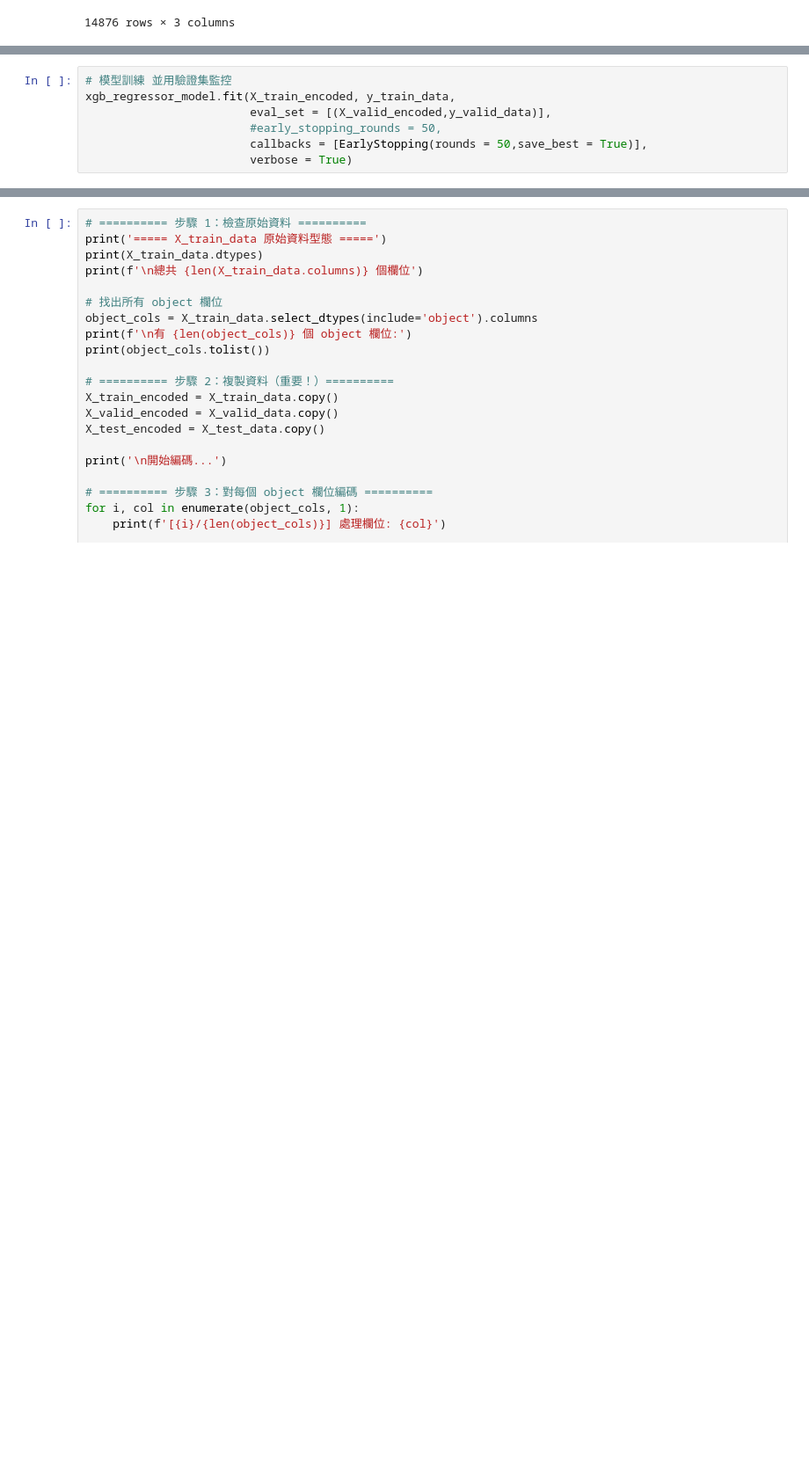
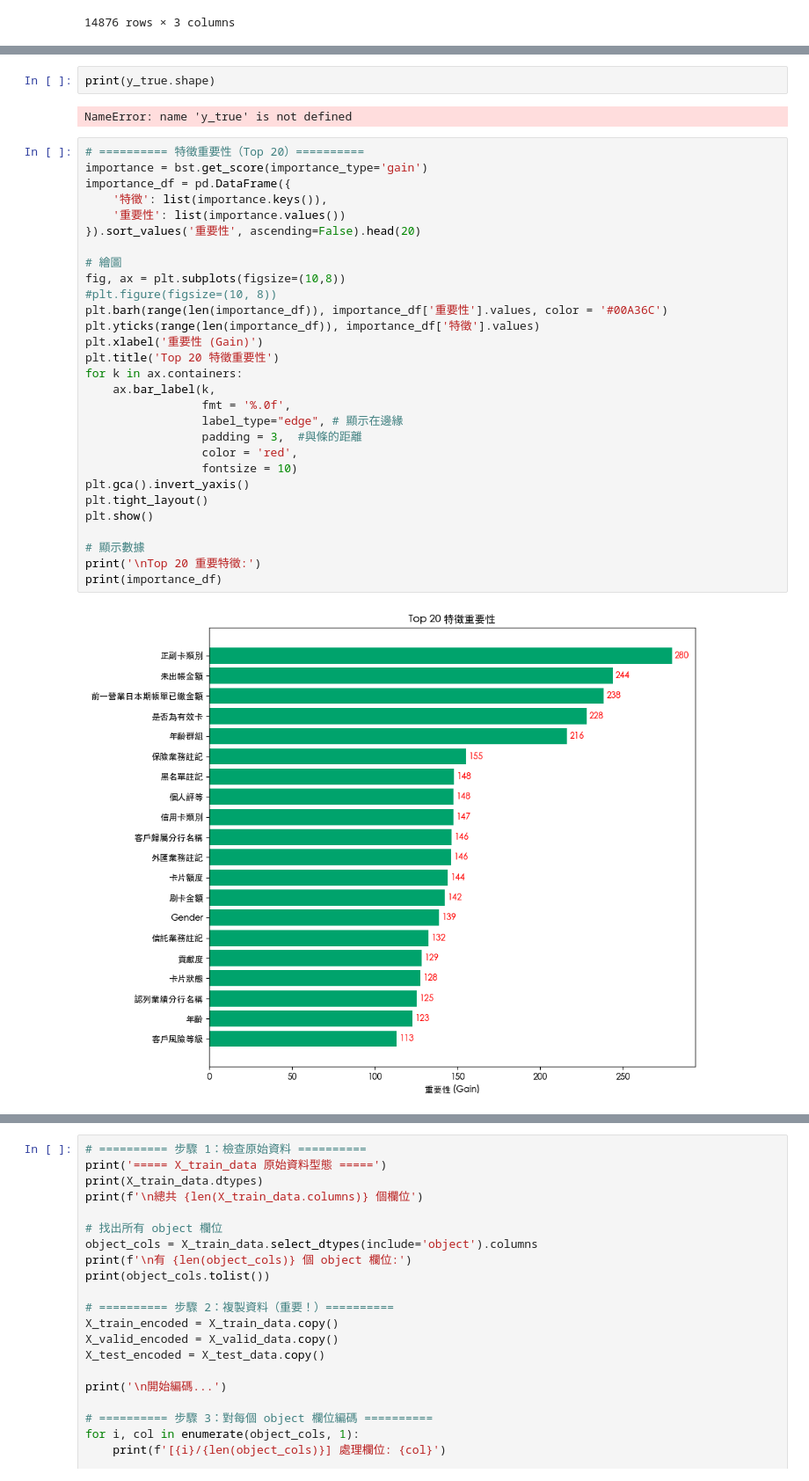
Before and after one commit to Skateboardguy/Temporary_File_Documents, a Jupyter notebook: CreditDatav4_時間序列.ipynb, the cells around one changed output, grey strips where cells are left out. Shown at 88% size. Cells and saved outputs as stored; diff of their text form; blank space fills up the shorter version.

```diff
--- a/CreditDatav4_時間序列.ipynb
+++ b/CreditDatav4_時間序列.ipynb
@@ -2369,7 +183,0 @@ EarlyStopping存在 True
-# %%
-# 模型訓練 並用驗證集監控
-xgb_regressor_model.fit(X_train_encoded, y_train_data,
-                        eval_set = [(X_valid_encoded,y_valid_data)],
-                        #early_stopping_rounds = 50,
-                        callbacks = [EarlyStopping(rounds = 50,save_best = True)],
-                        verbose = True)
@@ -2384,0 +1256,35 @@ C:\Users\b003087\AppData\Local\anaconda3\Lib\site-packages\xgboost\__init__.py
+# %%
+print(y_true.shape)
+# %% [output]
+NameError: name 'y_true' is not defined
+# %%
+# ========== 特徵重要性（Top 20）==========
+importance = bst.get_score(importance_type='gain')
+importance_df = pd.DataFrame({
+    '特徵': list(importance.keys()),
+    '重要性': list(importance.values())
+}).sort_values('重要性', ascending=False).head(20)
+
+# 繪圖
+fig, ax = plt.subplots(figsize=(10,8))
+#plt.figure(figsize=(10, 8))
+plt.barh(range(len(importance_df)), importance_df['重要性'].values, color = '#00A36C')
+plt.yticks(range(len(importance_df)), importance_df['特徵'].values)
+plt.xlabel('重要性 (Gain)')
+plt.title('Top 20 特徵重要性')
+for k in ax.containers:
+    ax.bar_label(k,
+                 fmt = '%.0f',
+                 label_type="edge", # 顯示在邊緣
+                 padding = 3,  #與條的距離
+                 color = 'red',
+                 fontsize = 10)
+plt.gca().invert_yaxis()
+plt.tight_layout()
+plt.show()
+
+# 顯示數據
+print('\nTop 20 重要特徵:')
+print(importance_df)
+# %% [output]
+[figure, added]
```
Also changed, not shown: parts of 165 cells of this notebook.
